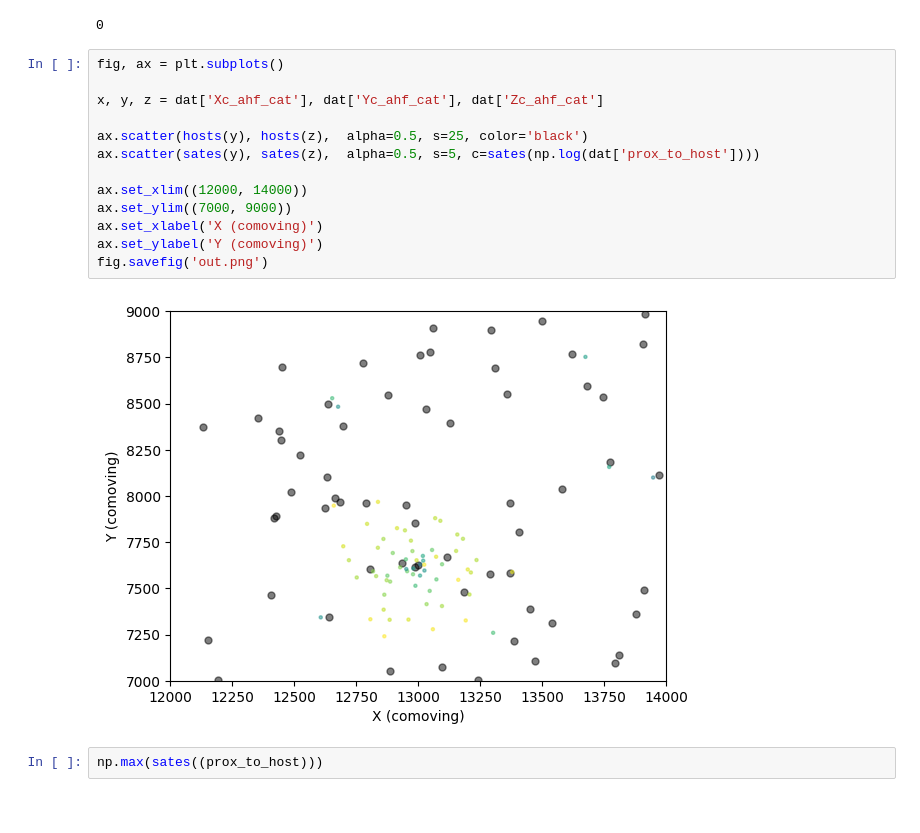
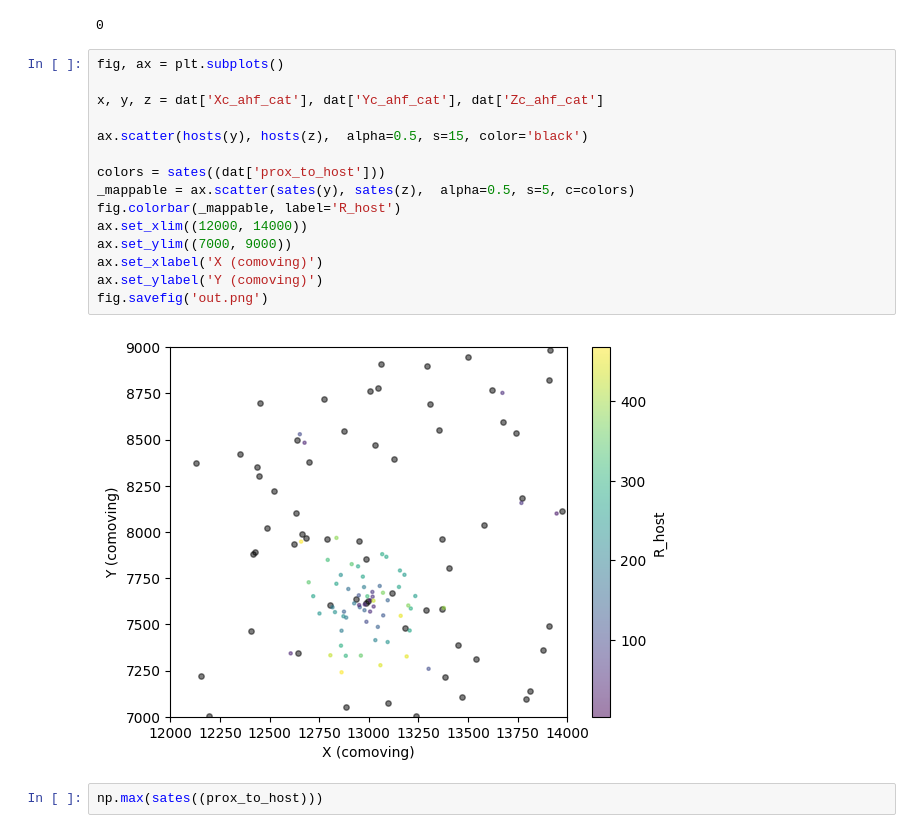
Before and after one commit to mkzeender/thesis, a Jupyter notebook: root_graph.ipynb, the cells around one changed output. Saved outputs shown, nothing was run; the diff lists cells and outputs as text.

Commit message:
worked on proximity graphs

```diff
--- a/root_graph.ipynb
+++ b/root_graph.ipynb
@@ -153,18 +146,20 @@ len(sates(dat['prox_to_host'])) - len(sates(dat['Xc_ahf_cat']))
 # %%
 fig, ax = plt.subplots()
 
 x, y, z = dat['Xc_ahf_cat'], dat['Yc_ahf_cat'], dat['Zc_ahf_cat']
 
-ax.scatter(hosts(y), hosts(z),  alpha=0.5, s=25, color='black')
-ax.scatter(sates(y), sates(z),  alpha=0.5, s=5, c=sates(np.log(dat['prox_to_host'])))
+ax.scatter(hosts(y), hosts(z),  alpha=0.5, s=15, color='black')
 
+colors = sates((dat['prox_to_host']))
+_mappable = ax.scatter(sates(y), sates(z),  alpha=0.5, s=5, c=colors)
+fig.colorbar(_mappable, label='R_host')
 ax.set_xlim((12000, 14000))
 ax.set_ylim((7000, 9000))
 ax.set_xlabel('X (comoving)')
 ax.set_ylabel('Y (comoving)')
 fig.savefig('out.png')
 # %% [output]
-[figure, old version]
+[figure, new version]
 # %%
 np.max(sates((prox_to_host)))
 # %% [output]
```
Also changed, not shown: parts of 5 cells of this notebook, 2 other files.
